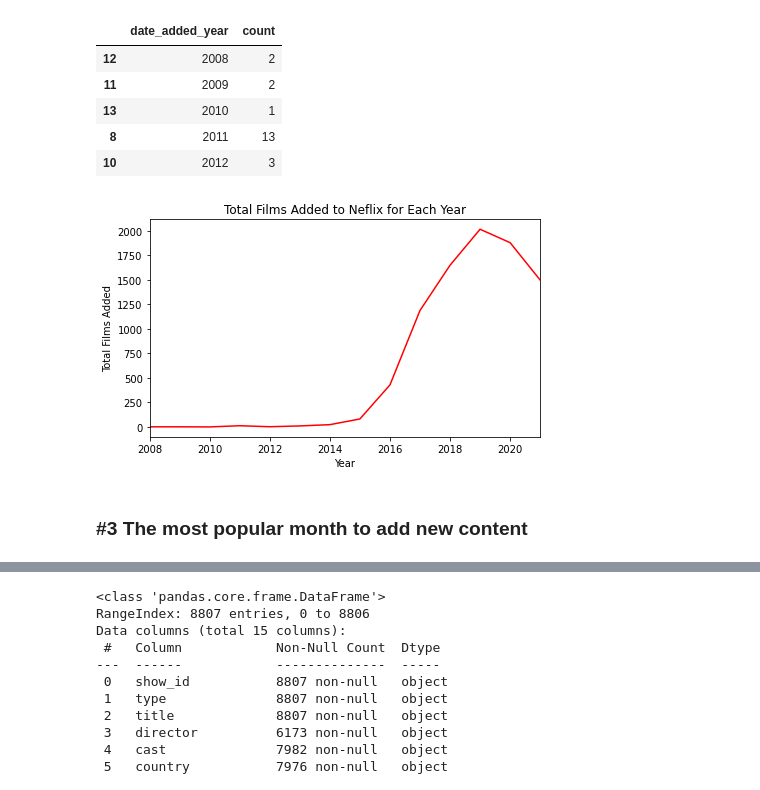
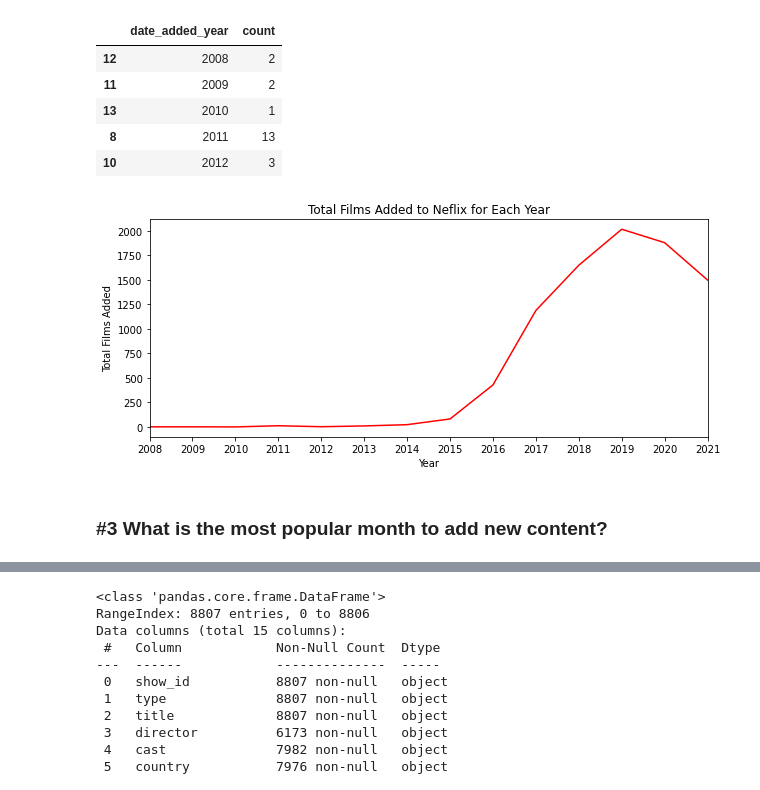
Before and after one commit to dwipaalfarisi/project-netflix-analysis, a Jupyter notebook: main.ipynb, the cells around one changed output, grey strips where cells are left out. Drawn from its saved outputs; the diff is of its cells as text; code cells hidden in the pictures.

```diff
--- a/main.ipynb
+++ b/main.ipynb
@@ -212,22 +237,26 @@ year_added_period.head(5)
 # %%
 # Plotting
 # Create figure and axis
-fig, ax = plt.subplots(figsize=(7, 4))
+fig, ax = plt.subplots(figsize=(10, 4))
 
 # plot data
 ax.plot(year_added_period['date_added_year'], year_added_period['count'], c='red');
 
 # customise
 ax.set(title='Total Films Added to Neflix for Each Year',
        ylabel='Total Films Added',
        xlabel='Year')
 
+# set the x interval to 1
+tick_spacing = 1
+ax.xaxis.set_major_locator(ticker.MultipleLocator(tick_spacing))
+
 # remove the x margin
 ax.margins(x=0)
 # %% [output]
-[figure, old version]
+[figure, new version]
 # %% [markdown]
-### #3 The most popular month to add new content
+### #3 What is the most popular month to add new content?
 # %%
 df.head()
 # %% [output]
```
Also changed, not shown: parts of 16 cells of this notebook.
